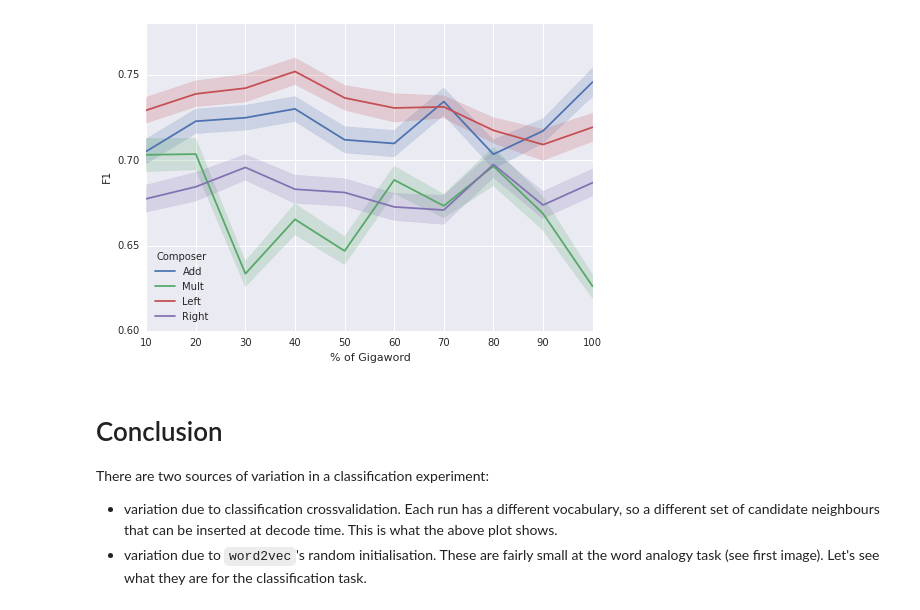
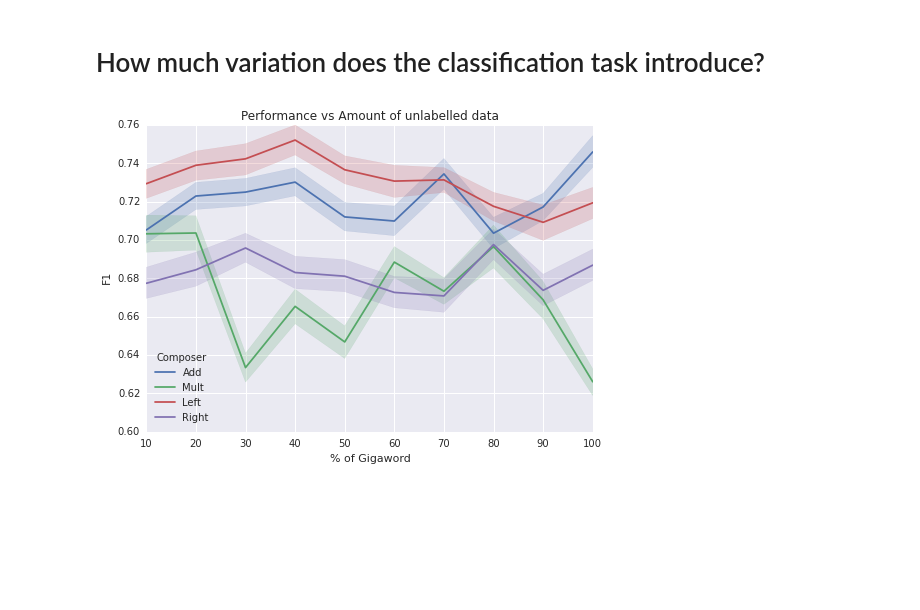
Before and after one commit to mbatchkarov/thesisgenerator, a Jupyter notebook: notebooks/effect_of_unlabelled_size.ipynb, the cells around one changed output. Cells and saved outputs as stored; diff of their text form; code cells hidden in the pictures; blank space fills up the shorter version.

```diff
--- a/notebooks/effect_of_unlabelled_size.ipynb
+++ b/notebooks/effect_of_unlabelled_size.ipynb
@@ -94,16 +99,14 @@ def get_scores(exp_ids, classifier='MultinomialNB', cv_folds=25):
 # %%
 ids = get_exp_ids_for_varying_amounts_of_gigaword()
 data, composers, folds, percent, _ = get_scores(ids)
-df = pd.DataFrame({'F1':data,
+df1 = pd.DataFrame({'F1':data,
                    'Composer':composers,
                    'cvfold':folds,
                    '% of Gigaword':percent})
-sns.tsplot(df, time='% of Gigaword', condition='Composer', value='F1', unit='cvfold');
-# %% [output]
-[figure, removed]
-# %% [markdown]
-# Conclusion
-
-There are two sources of variation in a classification experiment:
- - variation due to classification crossvalidation. Each run has a different vocabulary, so a different set of candidate neighbours that can be inserted at decode time. This is what the above plot shows.
- - variation due to `word2vec`'s random initialisation. These are fairly small at the word analogy task (see first image). Let's see what they are for the classification task.
+# %% [markdown]
+# How much variation does the classification task introduce?
+# %%
+ax = sns.tsplot(df1, time='% of Gigaword', condition='Composer', value='F1', unit='cvfold');
+ax.set_title('Performance vs Amount of unlabelled data');
+# %% [output]
+[figure, added]
```
Also changed, not shown: parts of 9 cells of this notebook.
